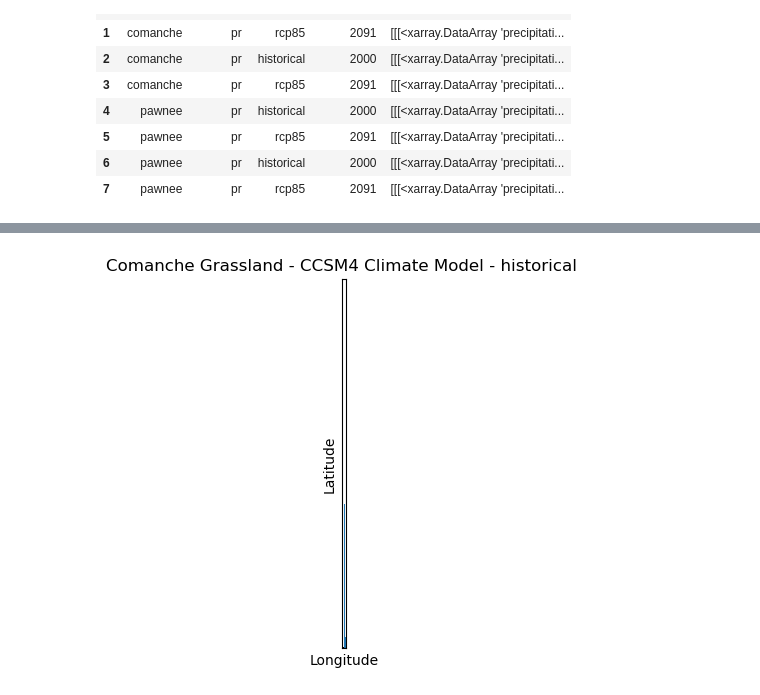
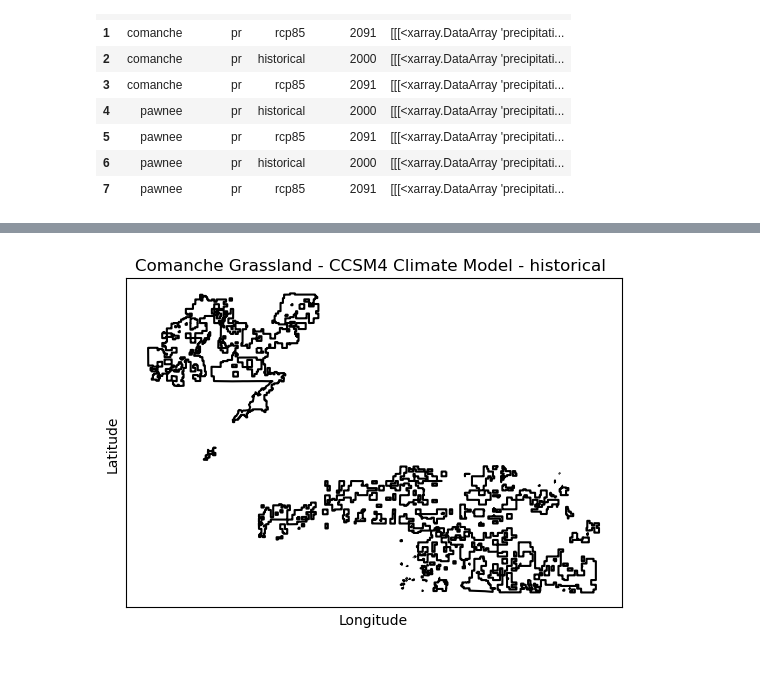
Before and after one commit to brglea/habitat_suitability, a Jupyter notebook: Notebooks/04_climate_wrangle.ipynb, the cells around one changed output, grey strips where cells are left out. Drawn from its saved outputs; the diff is of its cells as text; code cells hidden in the pictures; blank space fills up the shorter version.

```diff
--- a/Notebooks/04_climate_wrangle.ipynb
+++ b/Notebooks/04_climate_wrangle.ipynb
@@ -104,22 +105,37 @@ maca_da_list
       cell_methods:   time: sum(interval: 24 hours): sum over days
       comments:       Total monthly precipitation at surface: includes both liq...
       _ChunkSizes:    [ 10  44 107]}]
+# %%
+# Pull out a row of the dataframe in order to try to plot
+maca_comanche_2091_da = (
+    maca_df[(maca_df.start_year==2091) & (maca_df.site_name=='comanche')]
+    .da.values.item()
+    # lat lon crs
+    .rio.write_crs(4326)
+    # Set spatial dimensions
+    .rio.set_spatial_dims('lat', 'lon')
+    # Group by year and take sum to get annual average
+    .groupby('time.year')
+    .sum()
+    # Take minimum - because that info on the plant species was found
+    .min('year')
+)
 # %%
 # Test by plotting 1 climate scenario on 1 study area
-maca_da_list[0]['da'].plot(
-    #cbar_kwargs={"label": " (meters)"},
+maca_comanche_2091_da.plot(
+    #cbar_kwargs={"label": ""},
     #robust=True,
     #cmap='terrain',
-)
+#)
 # Overlay the boundary of the same study area
 comanche_grassland_gdf.boundary.plot(ax=plt.gca(),
     color='black').set(
         title='Comanche Grassland - CCSM4 Climate Model - historical ',
         xlabel='Longitude',
         ylabel='Latitude',
         xticks=[],
         yticks=[]
     )
 plt.show()
 # %% [output]
-[figure, old version]
+[figure, new version]
```
Also changed, not shown: parts of 3 cells of this notebook, 3 other files.
